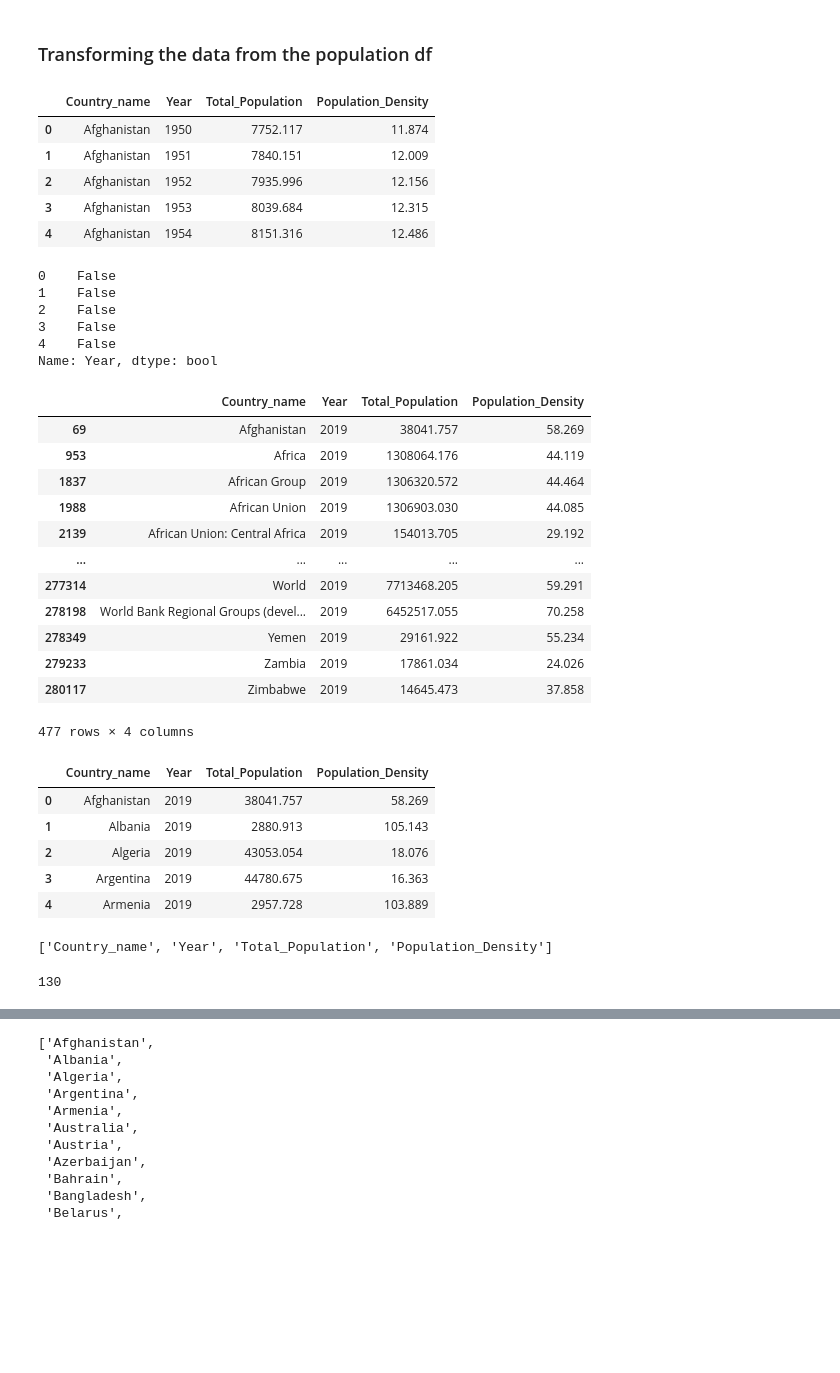
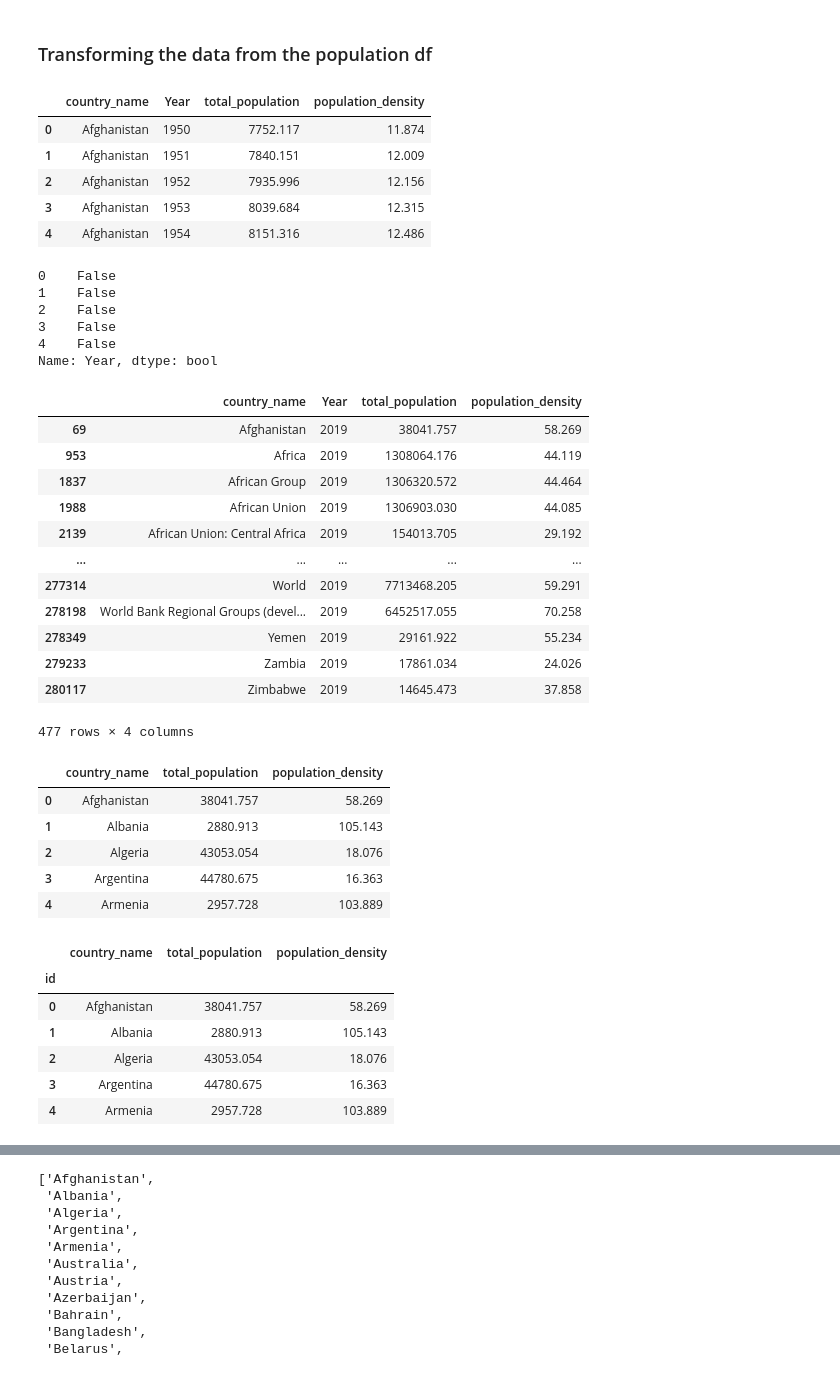
Before and after one commit to jdstrode/ETL-Challenge, a Jupyter notebook: da/templates/script_template.ipynb, the cells around one changed output, grey strips where cells are left out. Cells and saved outputs as stored; diff of their text form; code cells hidden in the pictures; blank space fills up the shorter version.

```diff
--- a/da/templates/script_template.ipynb
+++ b/da/templates/script_template.ipynb
@@ -28,16 +30,17 @@ happiness_df.head()
 # %% [markdown]
 ### Transform premise DataFrame
 # %%
+#STEP  4.1
 # Create a filtered dataframe from specific columns
 world_happiness_col = ["Country name", "Ladder score"]
 world_happiness_transformed= happiness_df[world_happiness_col].copy()
 
 # Rename the column headers
-world_happiness_transformed = world_happiness_transformed.rename(columns={"Country name": "Country_name",
-                                                          "Ladder score": "Ranking"})
+world_happiness_transformed = world_happiness_transformed.rename(columns={"Country name": "country_name",
+                                                          "Ladder score": "ranking"})
 
 # Clean the data by dropping duplicates and setting the index
-world_happiness_transformed.drop_duplicates("Country_name", inplace=True)
+world_happiness_transformed.drop_duplicates("country_name", inplace=True)
 #world_happiness_transformed.set_index("Country_name", inplace=True)
 
 #Display the head of the df
@@ -50,8 +53,9 @@ world_happiness_transformed.head()
 | 3 | Iceland | 7.554 |
 | 4 | Netherlands | 7.464 |
 # %%
+#STEP 4.2
 #Droping any duplicated data
-world_happiness_transformed = world_happiness_transformed.drop_duplicates(subset=['Country_name'])
+world_happiness_transformed = world_happiness_transformed.drop_duplicates(subset=['country_name'])
 len_=len(world_happiness_transformed)
 print(f"The total countries in this data set is = {len_}")
 world_happiness_transformed.head()
@@ -71,6 +70,7 @@ list(world_happiness_transformed.columns)
 # %%
+#STEP 4.3
 #Getting the list of countries in the data set
-names = world_happiness_transformed.Country_name
+names = world_happiness_transformed.country_name
 country_names = []
 for i in names:
     country_names.append(i)
@@ -106,15 +97,16 @@ population_df.head()
 # %% [markdown]
 ### Transforming the data from the population df
 # %%
+#STEP 4.4
 # Create a filtered dataframe from specific columns
 population_col= ["Location", "Time","PopTotal", "PopDensity"]
 population_transformed= population_df[population_col].copy()
 
 # Rename the column headers
-population_transformed = population_transformed.rename(columns={"Location": "Country_name",
+population_transformed = population_transformed.rename(columns={"Location": "country_name",
                                                           "Time": "Year",
-                                                          "PopTotal":"Total_Population",
-                                                          "PopDensity" : "Population_Density"
+                                                          "PopTotal":"total_population",
+                                                          "PopDensity" : "population_density"
                                                                })
 
 # Clean the data by dropping duplicates and setting the index
@@ -124,7 +116,7 @@ population_transformed = population_transformed.rename(columns={"Location": "Cou
 #Display the head of the df
 population_transformed.head()
 # %% [output]
-|  | Country_name | Year | Total_Population | Population_Density |
+|  | country_name | Year | total_population | population_density |
 | 0 | Afghanistan | 1950 | 7752.117 | 11.874 |
 | 1 | Afghanistan | 1951 | 7840.151 | 12.009 |
 | 2 | Afghanistan | 1952 | 7935.996 | 12.156 |
@@ -142,11 +135,12 @@ population_2019.head()
 4    False
 Name: Year, dtype: bool
 # %%
+#STEP 4.5
 #Getting the dataframe for only 2019 population results
 population_2019_df = population_transformed[population_2019]
 population_2019_df
 # %% [output]
-|  | Country_name | Year | Total_Population | Population_Density |
+|  | country_name | Year | total_population | population_density |
 | 69 | Afghanistan | 2019 | 38041.757 | 58.269 |
 | 953 | Africa | 2019 | 1308064.176 | 44.119 |
 | 1837 | African Group | 2019 | 1306320.572 | 44.464 |
@@ -160,26 +154,33 @@ population_2019_df
 | 280117 | Zimbabwe | 2019 | 14645.473 | 37.858 |
 477 rows × 4 columns
 # %%
+#STEP 4.6
 #Filtering the data of populaiton df to match the country names in the world_happienss_df
-final_pop_df = population_2019_df.loc[population_2019_df['Country_name'].isin(country_names)]
-final_pop_df=final_pop_df.reset_index()
-final_pop_df = final_pop_df.drop(columns='index')
-final_pop_df.head()
+#Drop additional columns such as index and yeat
+pop_df = population_2019_df.loc[population_2019_df['country_name'].isin(country_names)]
+reset_index_pop_df = pop_df.reset_index()
+almost_pop_df = reset_index_pop_df.drop(columns=['index','Year'])
+almost_pop_df.head()
 # %% [output]
-|  | Country_name | Year | Total_Population | Population_Density |
-| 0 | Afghanistan | 2019 | 38041.757 | 58.269 |
-| 1 | Albania | 2019 | 2880.913 | 105.143 |
-| 2 | Algeria | 2019 | 43053.054 | 18.076 |
-| 3 | Argentina | 2019 | 44780.675 | 16.363 |
-| 4 | Armenia | 2019 | 2957.728 | 103.889 |
+|  | country_name | total_population | population_density |
+| 0 | Afghanistan | 38041.757 | 58.269 |
+| 1 | Albania | 2880.913 | 105.143 |
+| 2 | Algeria | 43053.054 | 18.076 |
+| 3 | Argentina | 44780.675 | 16.363 |
+| 4 | Armenia | 2957.728 | 103.889 |
-# %%
-#Checking column names for the data frame
-list(final_pop_df.columns)
-# %% [output]
-['Country_name', 'Year', 'Total_Population', 'Population_Density']
-# %%
-#checking the lenght of data set to see if they match
-len(final_pop_df)
-# %% [output]
-130
+# %%
+#STEP 4.7
+#We set the ID as an index
+almost_pop_df.index.name='id'
+final_pop_df = almost_pop_df
+#display final df
+final_pop_df.head()
+# %% [output]
+|  | country_name | total_population | population_density |
+| id |  |  |  |
+| 0 | Afghanistan | 38041.757 | 58.269 |
+| 1 | Albania | 2880.913 | 105.143 |
+| 2 | Algeria | 43053.054 | 18.076 |
+| 3 | Argentina | 44780.675 | 16.363 |
+| 4 | Armenia | 2957.728 | 103.889 |
 # %%
```
Also changed, not shown: parts of 42 cells of this notebook, 4 other files.
